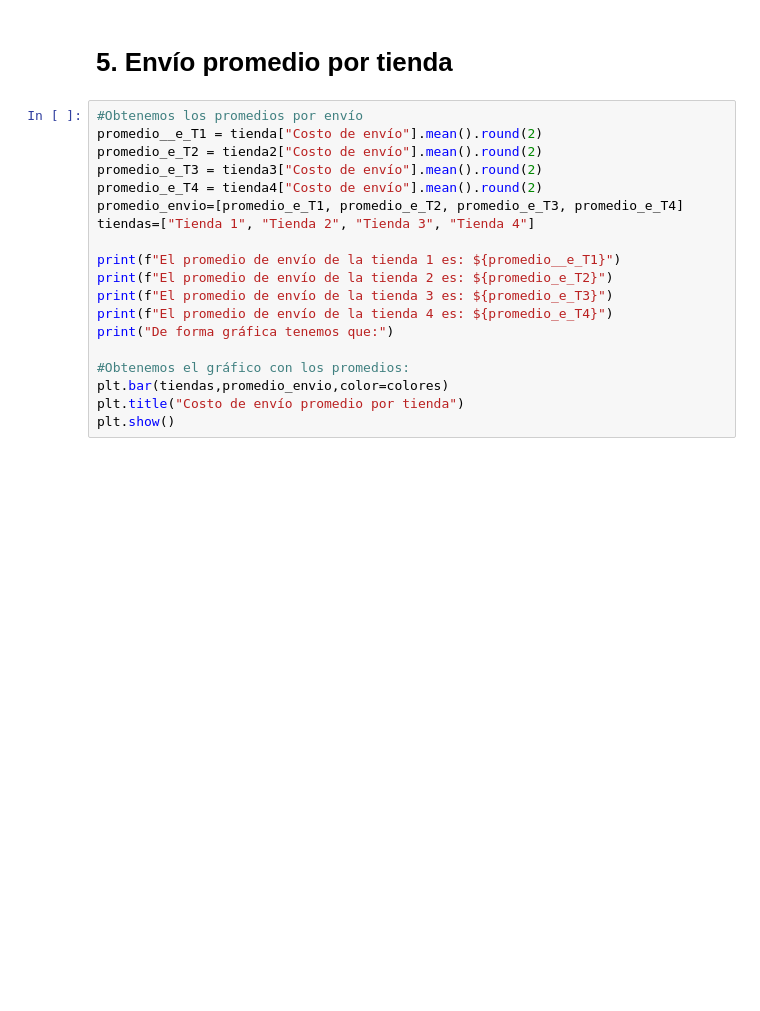
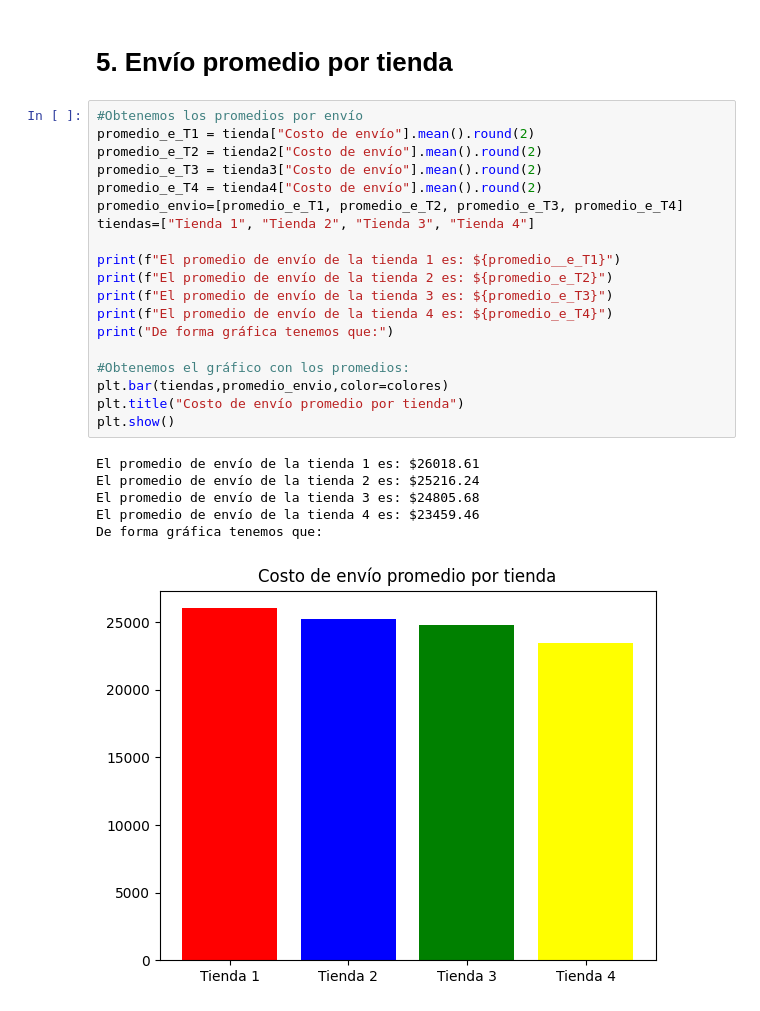
Before and after one commit to BARS182002/Alura_Store, a Jupyter notebook: AluraStoreBARS.ipynb, the cells around one changed output. Cells and saved outputs as stored; diff of their text form; blank space fills up the shorter version.

```diff
--- a/AluraStoreBARS.ipynb
+++ b/AluraStoreBARS.ipynb
@@ -192,20 +212,27 @@ TypeError: string indices must be integers, not 'str'
 # 5. Envío promedio por tienda
 # %%
 #Obtenemos los promedios por envío
-promedio__e_T1 = tienda["Costo de envío"].mean().round(2)
+promedio_e_T1 = tienda["Costo de envío"].mean().round(2)
 promedio_e_T2 = tienda2["Costo de envío"].mean().round(2)
 promedio_e_T3 = tienda3["Costo de envío"].mean().round(2)
 promedio_e_T4 = tienda4["Costo de envío"].mean().round(2)
 promedio_envio=[promedio_e_T1, promedio_e_T2, promedio_e_T3, promedio_e_T4]
 tiendas=["Tienda 1", "Tienda 2", "Tienda 3", "Tienda 4"]
 
 print(f"El promedio de envío de la tienda 1 es: ${promedio__e_T1}")
 print(f"El promedio de envío de la tienda 2 es: ${promedio_e_T2}")
 print(f"El promedio de envío de la tienda 3 es: ${promedio_e_T3}")
 print(f"El promedio de envío de la tienda 4 es: ${promedio_e_T4}")
 print("De forma gráfica tenemos que:")
 
 #Obtenemos el gráfico con los promedios:
 plt.bar(tiendas,promedio_envio,color=colores)
 plt.title("Costo de envío promedio por tienda")
 plt.show()
+# %% [output]
+El promedio de envío de la tienda 1 es: $26018.61
+El promedio de envío de la tienda 2 es: $25216.24
+El promedio de envío de la tienda 3 es: $24805.68
+El promedio de envío de la tienda 4 es: $23459.46
+De forma gráfica tenemos que:
+[figure, added]
```
Also changed, not shown: parts of 1 cell of this notebook.
